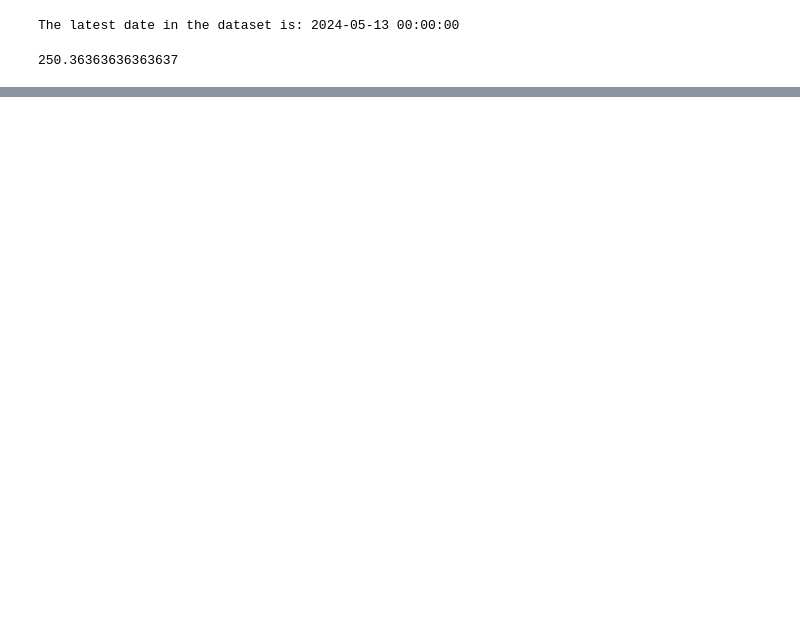
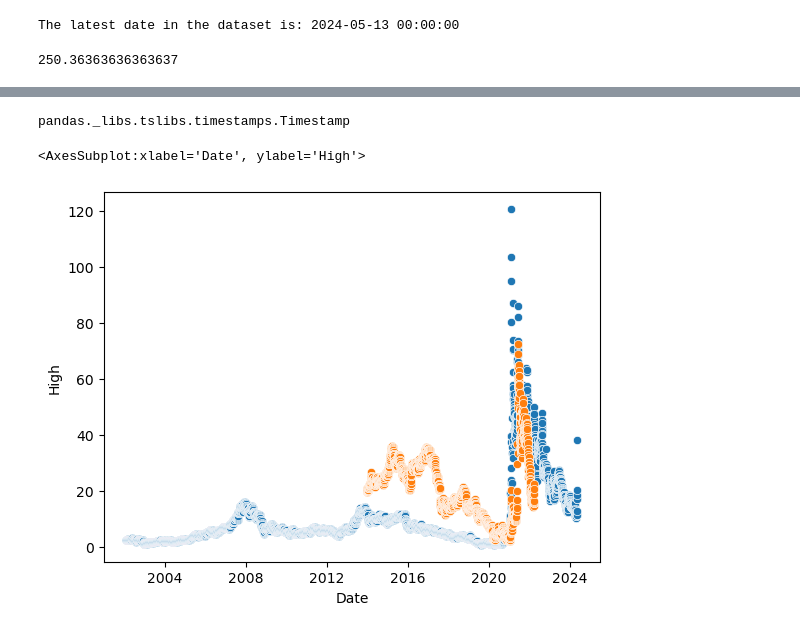
Before and after one commit to applepot437/ai, a Jupyter notebook: sem 1/stocks/stonks.ipynb, the cells around one changed output, grey strips where cells are left out. Saved outputs shown, nothing was run; the diff lists cells and outputs as text; code cells hidden in the pictures; blank space fills up the shorter version.

```diff
--- a/sem 1/stocks/stonks.ipynb
+++ b/sem 1/stocks/stonks.ipynb
@@ -118,0 +186,16 @@ example.head()
+# %%
+amc = pd.read_csv("AMC.csv")
+# %%
+amc.drop(["Adj Close"], inplace=True, axis=1)
+# %%
+amc["Date"] = pd.to_datetime(amc["Date"])
+# %%
+type(amc.loc[0]["Date"])
+# %% [output]
+pandas._libs.tslibs.timestamps.Timestamp
+# %%
+sns.scatterplot(data=df, x="Date", y="High")
+sns.scatterplot(data=amc, x="Date", y="High")
+# %% [output]
+<AxesSubplot:xlabel='Date', ylabel='High'>
+[figure, added]
```
Also changed, not shown: parts of 18 cells of this notebook, 2 other files.
